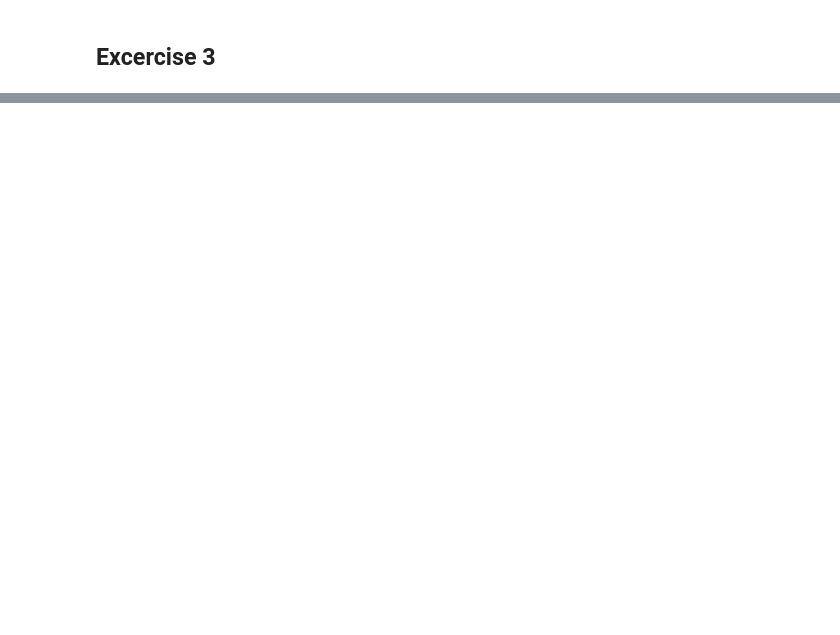
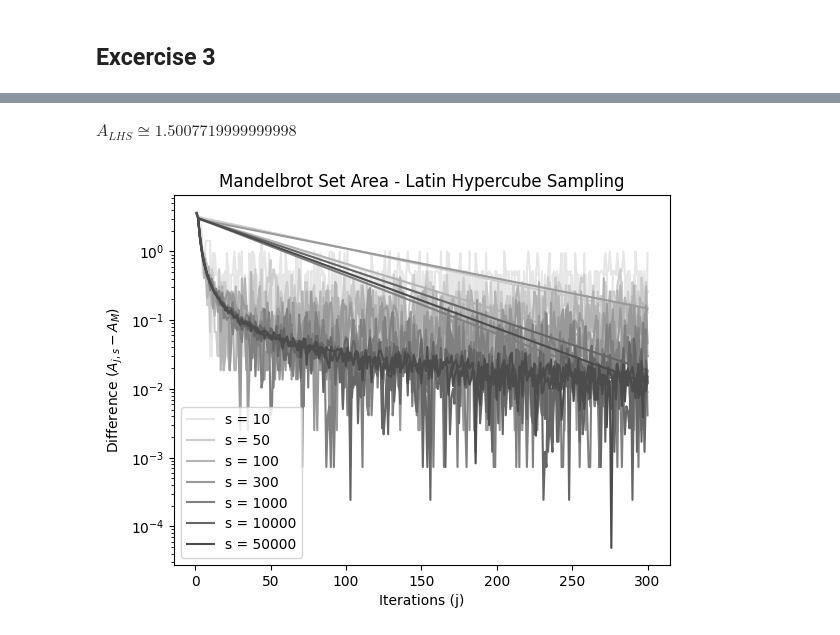
Before and after one commit to 3mmdrew/stochastic_assignment1, a Jupyter notebook: temp_Assignment 1.ipynb, the cells around one changed output, grey strips where cells are left out. Saved outputs shown, nothing was run; the diff lists cells and outputs as text; code cells hidden in the pictures; blank space fills up the shorter version.

```diff
--- a/temp_Assignment 1.ipynb
+++ b/temp_Assignment 1.ipynb
@@ -294,0 +293,19 @@ $A_{OS} \cong 1.5006992$
+# %%
+A_LHS = m.calc_area_latin_hypercube(200000, 10000)
+display(Markdown(rf"$A_{{LHS}} \cong {A_LHS}$"))
+
+dic_diff = create_js_lists(m.calc_area_latin_hypercube,steps,i_list,s_list,A_LHS)
+
+# Plot the differences with A_{M} for every estimated area
+for index, (s, diff) in enumerate(dic_diff.items()):
+    plt.plot(i_list, diff, color = plt.cm.gray(1-(0.1 + 0.6 * (index / (len(s_list) - 1)))), label = f's = {s}')
+
+plt.title("Mandelbrot Set Area - Latin Hypercube Sampling")
+plt.yscale('log')
+plt.xlabel('Iterations (j)')
+plt.ylabel(r'Difference ($A_{j, s}-A_{M}$)')
+plt.legend()
+plt.show()
+# %% [output]
+$A_{LHS} \cong 1.5007719999999998$
+[figure, added]
```
Also changed, not shown: parts of 5 cells of this notebook.
